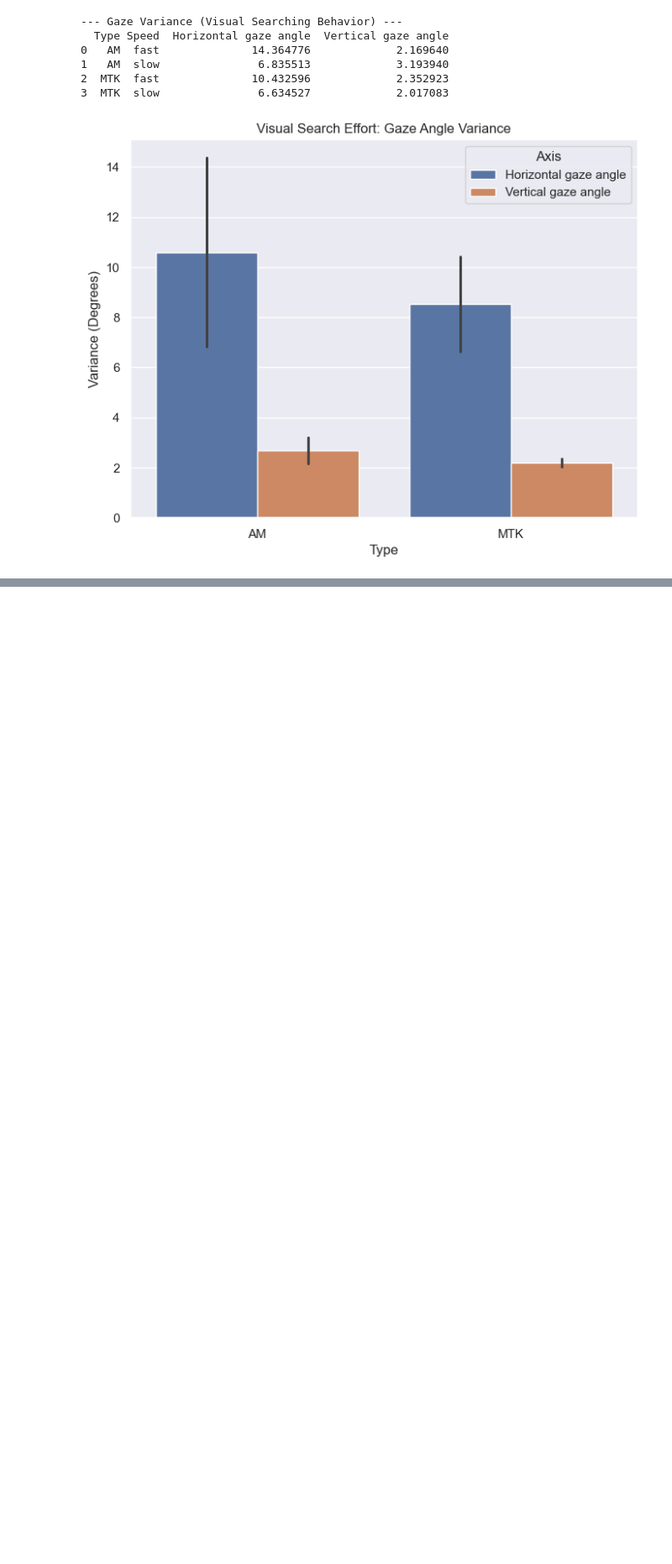
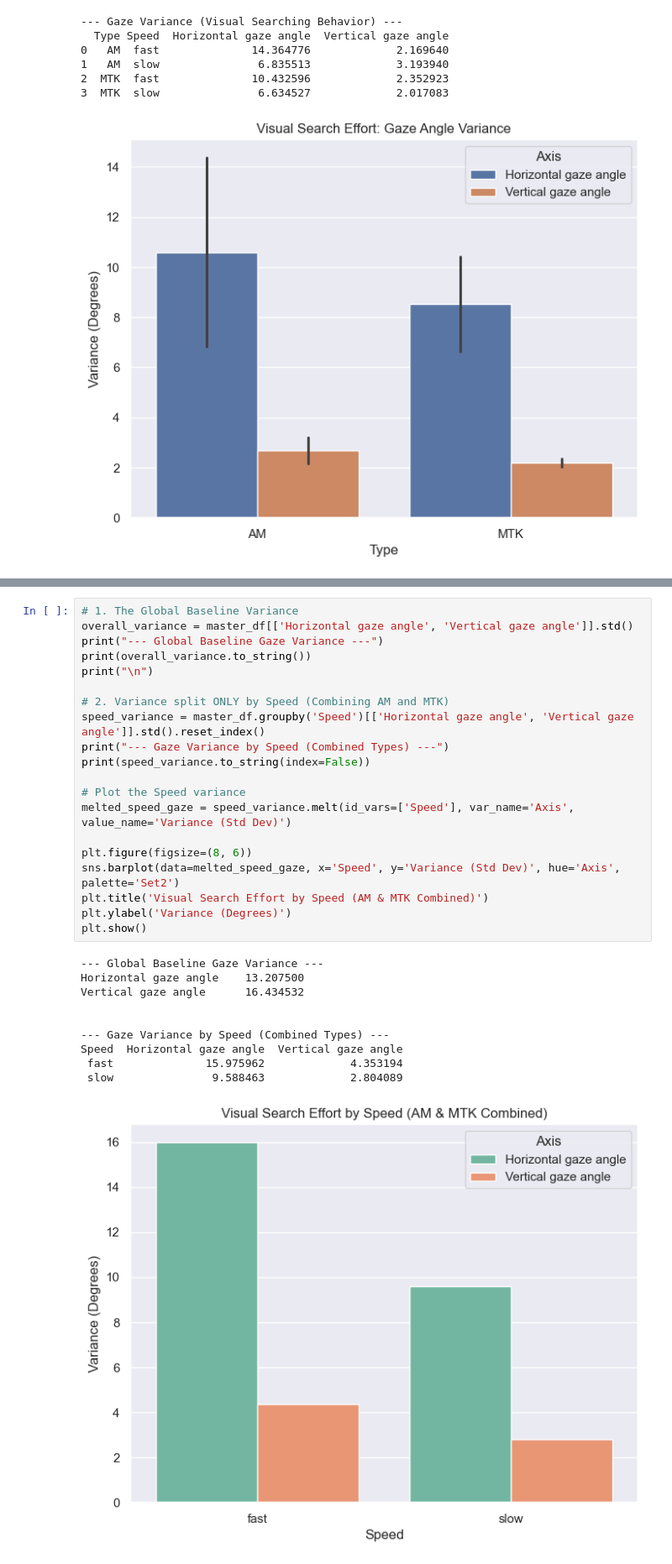
Before and after one commit to talha-0/Dot-tracking, a Jupyter notebook: analysis.ipynb, the cells around one changed output, grey strips where cells are left out. Shown at 84% size. Cells and saved outputs as stored; diff of their text form; blank space fills up the shorter version.

```diff
--- a/analysis.ipynb
+++ b/analysis.ipynb
@@ -842,0 +870,31 @@ plt.show()
+# %%
+# 1. The Global Baseline Variance
+overall_variance = master_df[['Horizontal gaze angle', 'Vertical gaze angle']].std()
+print("--- Global Baseline Gaze Variance ---")
+print(overall_variance.to_string())
+print("\n")
+
+# 2. Variance split ONLY by Speed (Combining AM and MTK)
+speed_variance = master_df.groupby('Speed')[['Horizontal gaze angle', 'Vertical gaze angle']].std().reset_index()
+print("--- Gaze Variance by Speed (Combined Types) ---")
+print(speed_variance.to_string(index=False))
+
+# Plot the Speed variance
+melted_speed_gaze = speed_variance.melt(id_vars=['Speed'], var_name='Axis', value_name='Variance (Std Dev)')
+
+plt.figure(figsize=(8, 6))
+sns.barplot(data=melted_speed_gaze, x='Speed', y='Variance (Std Dev)', hue='Axis', palette='Set2')
+plt.title('Visual Search Effort by Speed (AM & MTK Combined)')
+plt.ylabel('Variance (Degrees)')
+plt.show()
+# %% [output]
+--- Global Baseline Gaze Variance ---
+Horizontal gaze angle    13.207500
+Vertical gaze angle      16.434532
+
+
+--- Gaze Variance by Speed (Combined Types) ---
+Speed  Horizontal gaze angle  Vertical gaze angle
+ fast              15.975962             4.353194
+ slow               9.588463             2.804089
+[figure, added]
```
Also changed, not shown: parts of 5 cells of this notebook.
